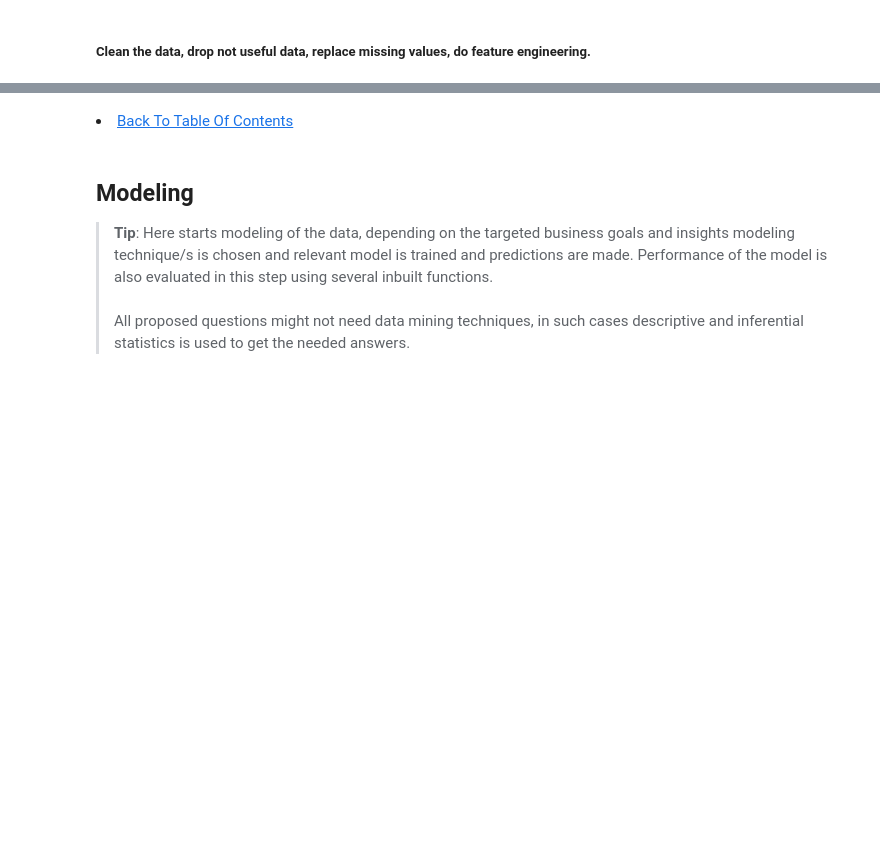
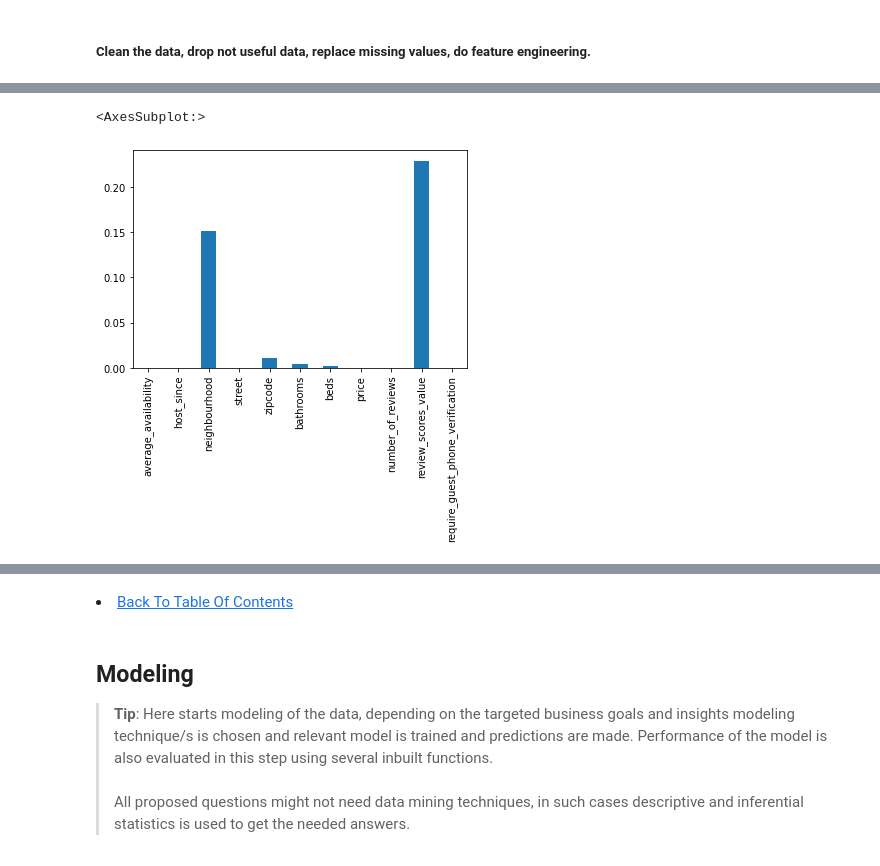
Before and after one commit to sdaphtardar/airbnb_dataset_analysis, a Jupyter notebook: AirBnB_Data_Analysis.ipynb, the cells around one changed output, grey strips where cells are left out. Drawn from its saved outputs; the diff is of its cells as text; code cells hidden in the pictures; blank space fills up the shorter version.

```diff
--- a/AirBnB_Data_Analysis.ipynb
+++ b/AirBnB_Data_Analysis.ipynb
@@ -1890,0 +1994,3 @@ df_predict_listing_average_availability.sample(3)
+# %%
+df_predict_listing_average_availability['host_since'] = pd.to_datetime(df_predict_listing_average_availability.\
+                                                                       host_since)
@@ -1890,0 +2004,3 @@ df_predict_listing_average_availability.sample(3)
+# %%
+df_predict_listing_average_availability.price = df_predict_listing_average_availability.price\
+.replace({'\$':'',',':''}, regex=True).astype('float')
@@ -1890,0 +2021,3 @@ df_predict_listing_average_availability.sample(3)
+# %%
+df_predict_listing_average_availability['require_guest_phone_verification']=\
+(df_predict_listing_average_availability.require_guest_phone_verification=='t')
@@ -1890,0 +2082,5 @@ df_predict_listing_average_availability.sample(3)
+# %%
+df_predict_listing_average_availability.isna().mean().plot(kind='bar')
+# %% [output]
+<AxesSubplot:>
+[figure, added]
```
Also changed, not shown: parts of 34 cells of this notebook.
